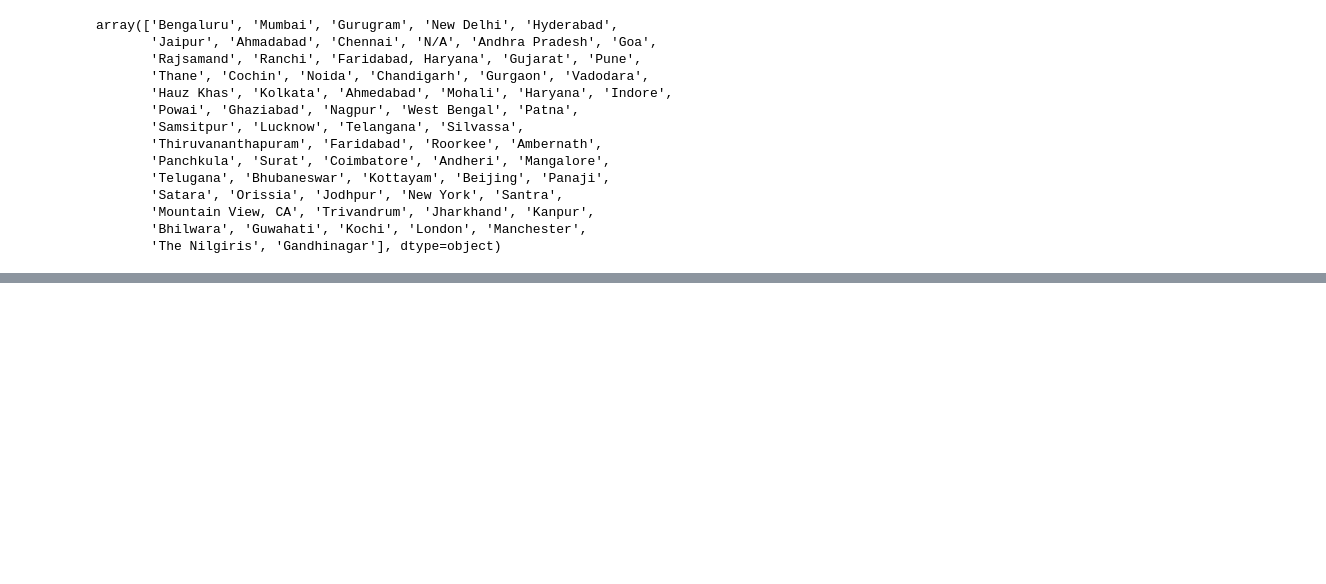
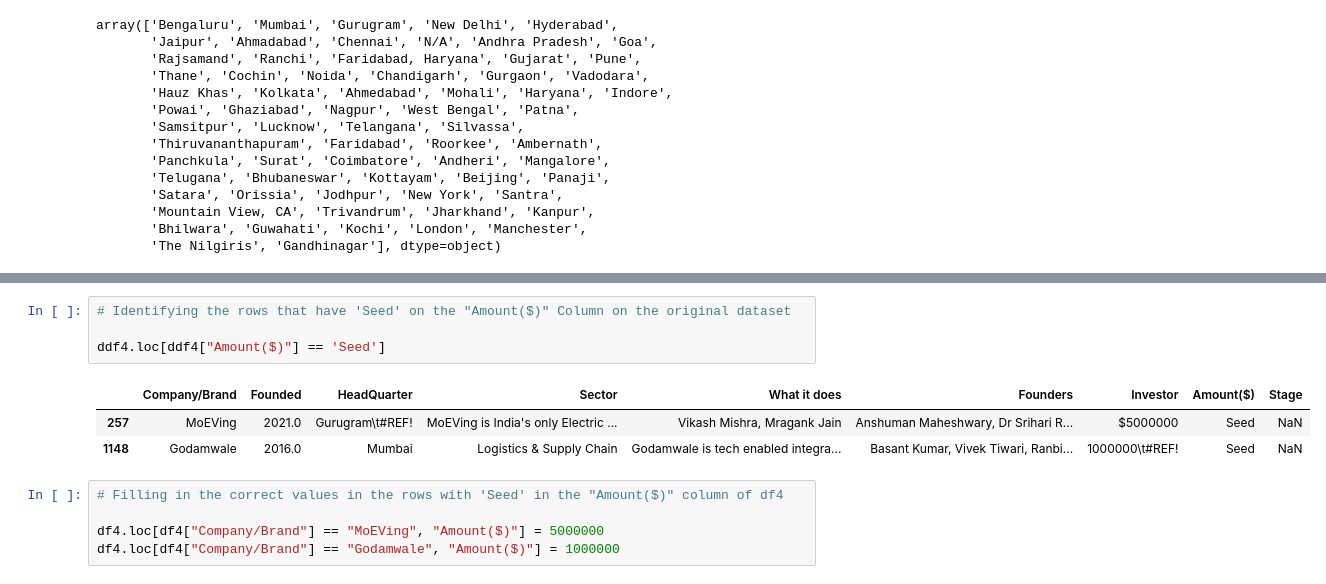
Before and after one commit to iameberedavid/Indian-Start-Up-Funding-Analysis, a Jupyter notebook: Indian Start-up Project Jupyter Notebook.ipynb, the cells around one changed output, grey strips where cells are left out. Cells and saved outputs as stored; diff of their text form; blank space fills up the shorter version.

```diff
--- a/Indian Start-up Project Jupyter Notebook.ipynb
+++ b/Indian Start-up Project Jupyter Notebook.ipynb
@@ -1729,0 +1912,13 @@ array(['AI startup', 'EdTech', 'B2B E-commerce', 'FinTech',
+# %%
+# Identifying the rows that have 'Seed' on the "Amount($)" Column on the original dataset
+
+ddf4.loc[ddf4["Amount($)"] == 'Seed']
+# %% [output]
+|  | Company/Brand | Founded | HeadQuarter | Sector | What it does | Founders | Investor | Amount($) | Stage |
+| 257 | MoEVing | 2021.0 | Gurugram\t#REF! | MoEVing is India's only Electric ... | Vikash Mishra, Mragank Jain | Anshuman Maheshwary, Dr Srihari R... | $5000000 | Seed | NaN |
+| 1148 | Godamwale | 2016.0 | Mumbai | Logistics & Supply Chain | Godamwale is tech enabled integra... | Basant Kumar, Vivek Tiwari, Ranbi... | 1000000\t#REF! | Seed | NaN |
+# %%
+# Filling in the correct values in the rows with 'Seed' in the "Amount($)" column of df4
+
+df4.loc[df4["Company/Brand"] == "MoEVing", "Amount($)"] = 5000000
+df4.loc[df4["Company/Brand"] == "Godamwale", "Amount($)"] = 1000000
```
Also changed, not shown: parts of 31 cells of this notebook.
